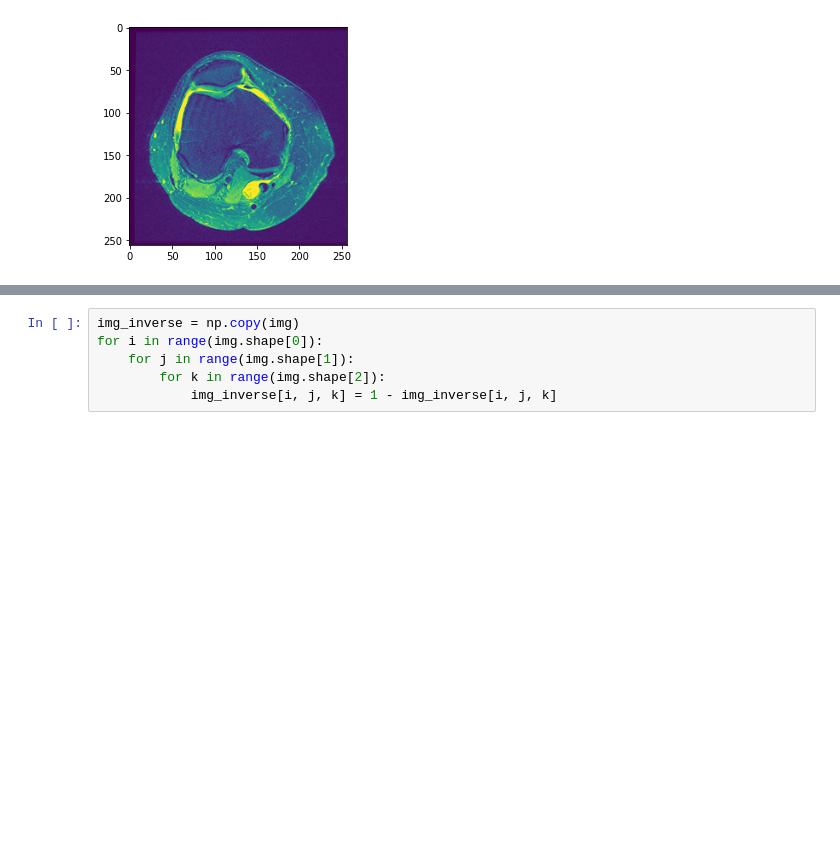
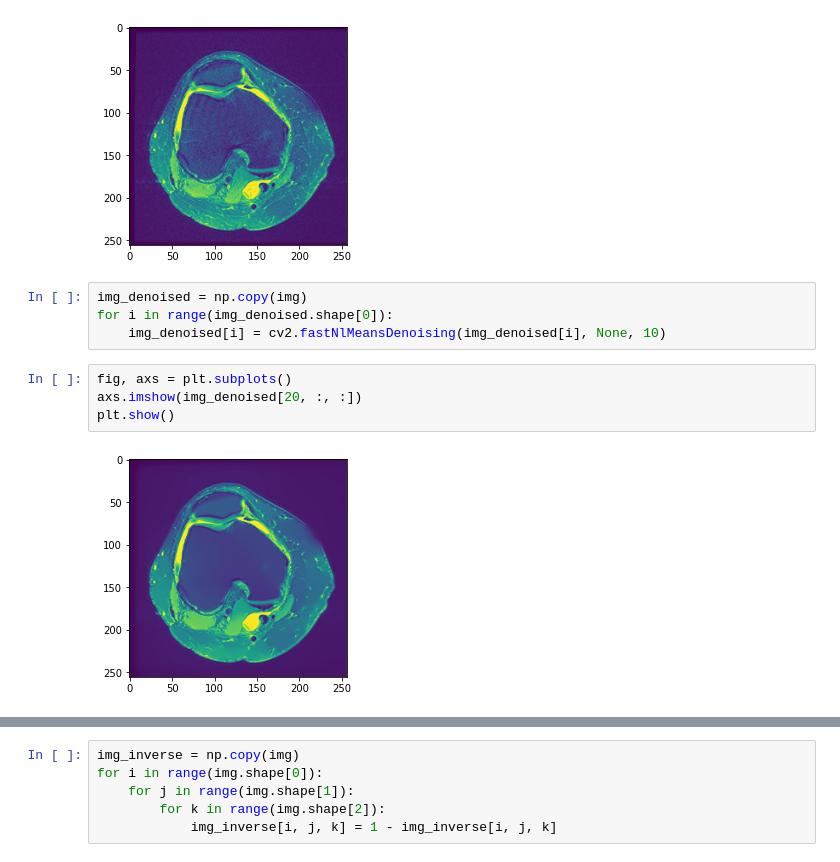
Before and after one commit to onestarYX/MSK-Image-Registration, a Jupyter notebook: src/invert_data.ipynb, the cells around one changed output, grey strips where cells are left out. Drawn from its saved outputs; the diff is of its cells as text; blank space fills up the shorter version.

```diff
--- a/src/invert_data.ipynb
+++ b/src/invert_data.ipynb
@@ -16,3 +20,13 @@ axs.imshow(img[20, :, :])
 plt.show()
 # %% [output]
 [figure]
+# %%
+img_denoised = np.copy(img)
+for i in range(img_denoised.shape[0]):
+    img_denoised[i] = cv2.fastNlMeansDenoising(img_denoised[i], None, 10)
+# %%
+fig, axs = plt.subplots()
+axs.imshow(img_denoised[20, :, :])
+plt.show()
+# %% [output]
+[figure, added]
```
Also changed, not shown: parts of 10 cells of this notebook, 2 other files.
